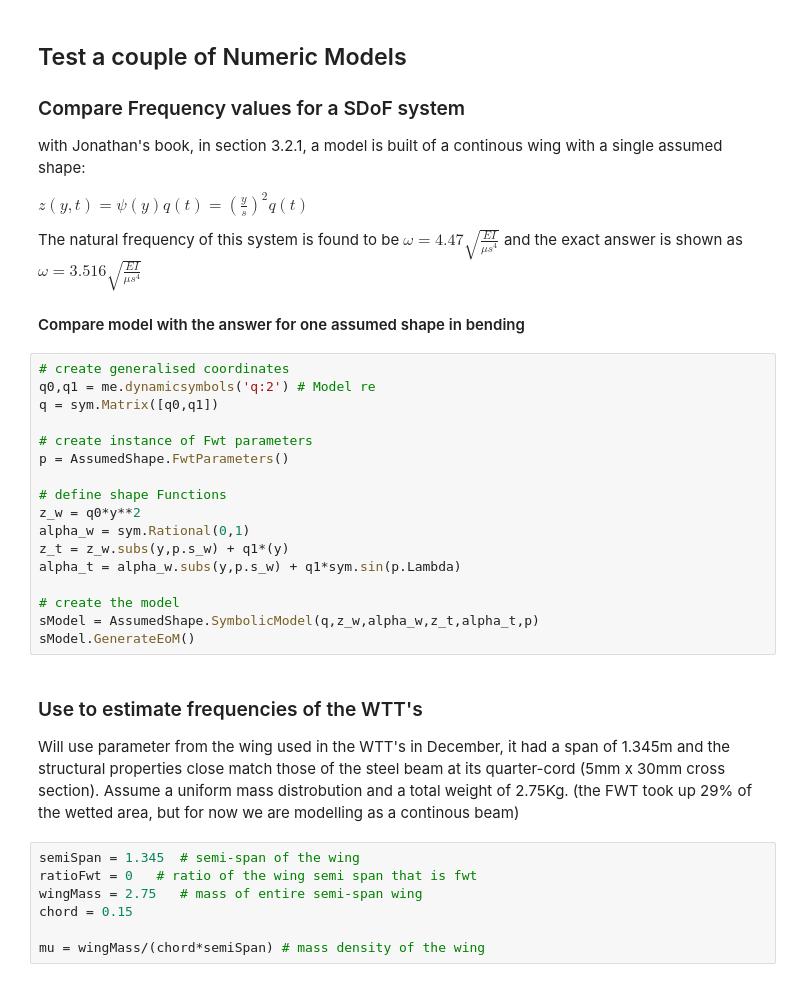
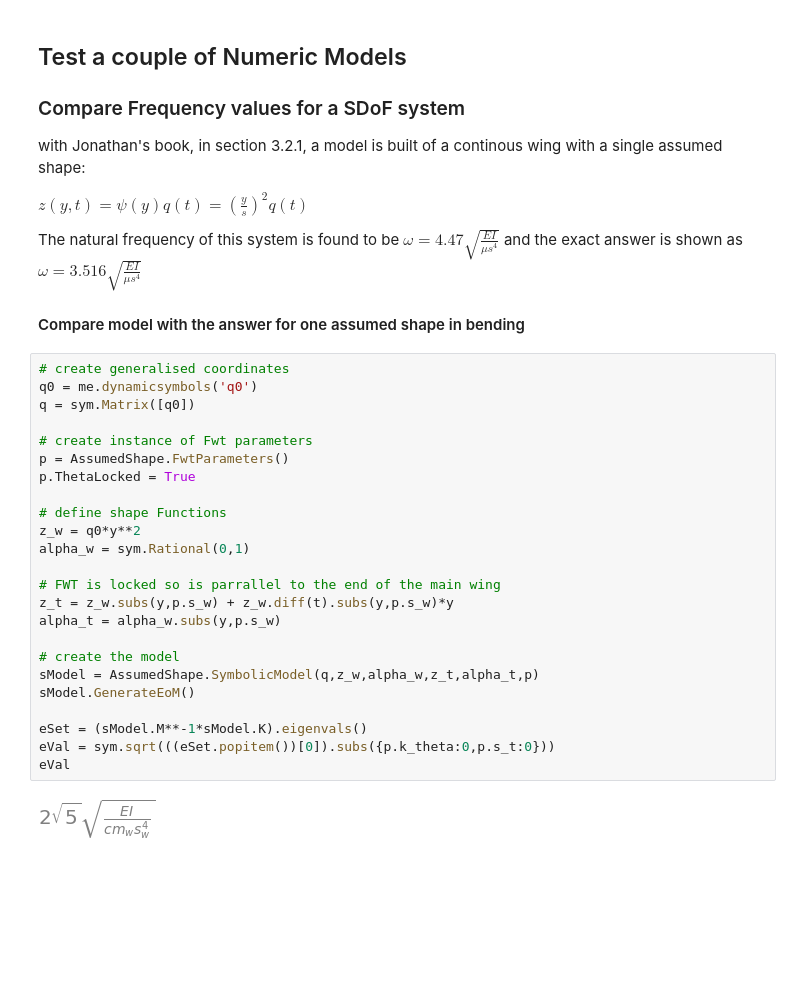
Before and after one commit to fh9g12/FwtModels, a Jupyter notebook: 2_AssumedShapesClassSimpleTests.ipynb, the cells around one changed output. Saved outputs shown, nothing was run; the diff lists cells and outputs as text; blank space fills up the shorter version.

```diff
--- a/2_AssumedShapesClassSimpleTests.ipynb
+++ b/2_AssumedShapesClassSimpleTests.ipynb
@@ -73,29 +86,27 @@ The natural frequency of this system is found to be $\omega=4.47 \sqrt{\frac{E I
 #### Compare model with the answer for one assumed shape in bending
 # %%
 # create generalised coordinates
-q0,q1 = me.dynamicsymbols('q:2') # Model re
-q = sym.Matrix([q0,q1])
+q0 = me.dynamicsymbols('q0')
+q = sym.Matrix([q0])
 
 # create instance of Fwt parameters
 p = AssumedShape.FwtParameters()
+p.ThetaLocked = True
 
 # define shape Functions
 z_w = q0*y**2
 alpha_w = sym.Rational(0,1)
-z_t = z_w.subs(y,p.s_w) + q1*(y)
-alpha_t = alpha_w.subs(y,p.s_w) + q1*sym.sin(p.Lambda)
+
+# FWT is locked so is parrallel to the end of the main wing
+z_t = z_w.subs(y,p.s_w) + z_w.diff(t).subs(y,p.s_w)*y
+alpha_t = alpha_w.subs(y,p.s_w)
 
 # create the model
 sModel = AssumedShape.SymbolicModel(q,z_w,alpha_w,z_t,alpha_t,p)
 sModel.GenerateEoM()
+
+eSet = (sModel.M**-1*sModel.K).eigenvals()
+eVal = sym.sqrt(((eSet.popitem())[0]).subs({p.k_theta:0,p.s_t:0}))
+eVal
+# %% [output]
+[figure, added]
-# %% [markdown]
-### Use to estimate frequencies of the WTT's
-
-Will use parameter from the wing used in the WTT's in December, it had a span of 1.345m and the structural properties close match those of the steel beam at its quarter-cord (5mm x 30mm cross section). Assume a uniform mass distrobution and a total weight of 2.75Kg. (the FWT took up 29% of the wetted area, but for now we are modelling as a continous beam)
-# %%
-semiSpan = 1.345  # semi-span of the wing
-ratioFwt = 0   # ratio of the wing semi span that is fwt
-wingMass = 2.75   # mass of entire semi-span wing
-chord = 0.15
-
-mu = wingMass/(chord*semiSpan) # mass density of the wing
```
Also changed, not shown: parts of 20 cells of this notebook, 5 other files.
